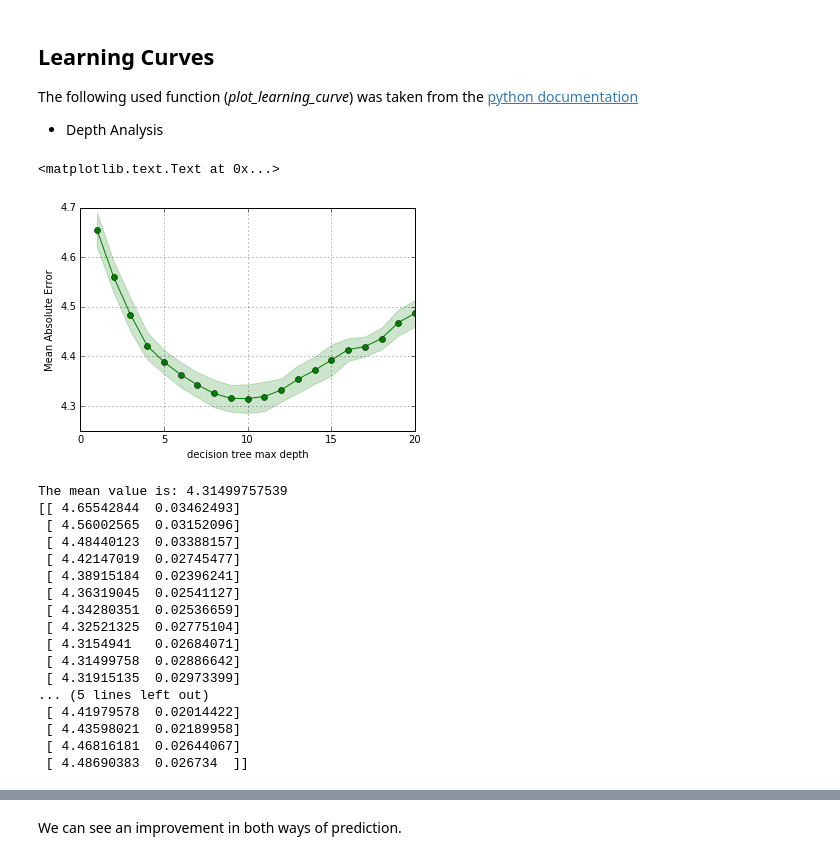
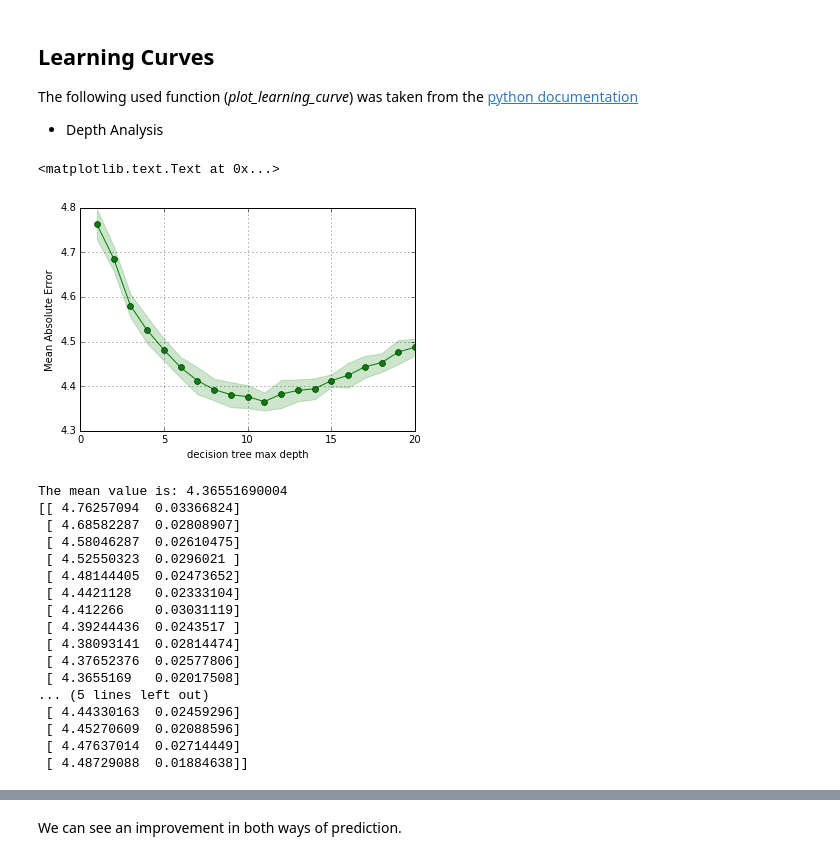
Before and after one commit to AronForero/ICFESProject, a Jupyter notebook: New_Project/Analysis_Predictions/Analysis/Random_Forest_Regressor.ipynb, the cells around one changed output, grey strips where cells are left out. Cells and saved outputs as stored; diff of their text form; code cells hidden in the pictures.

```diff
--- a/New_Project/Analysis_Predictions/Analysis/Random_Forest_Regressor.ipynb
+++ b/New_Project/Analysis_Predictions/Analysis/Random_Forest_Regressor.ipynb
@@ -300,0 +304,7 @@ this tooks: 703.7391061782837
+# %%
+y_list = ['PUNT_BIOLOGIA', 'PUNT_MATEMATICAS', 'PUNT_FILOSOFIA', 'PUNT_FISICA', 'PUNT_HISTORIA', 'PUNT_QUIMICA',
+          'PUNT_LENGUAJE', 'PUNT_GEOGRAFIA', 'PUNT_INTERDISCIPLINAR', 'PUNT_IDIOMA']
+X_list = data_2000.columns.difference(y_list)
+S_data = data_2000.sort_values(by='PUNT_BIOLOGIA')
+X = S_data.filter(items = X_list)
+Y = S_data.filter(items = y_list)
@@ -300,0 +334,14 @@ this tooks: 703.7391061782837
+# %%
+New_x_list = ['ESTU_GENERO', 'ESTU_ACT_PROX_ANNO', 'COD_INTERDISCIPLINAR', 'COLE_CARACTER', 'ESTU_RESIDE_DEPTO',
+              'FAMI_APORTANTES', 'FAMI_NUM_HERMANOS_EDUSUPERIOR', 'COLE_JORNADA', 'FAMI_OCUPA_MADRE', 'ESTU_CARRDESEADA_RAZON',
+              'FAMI_PERSONAS_HOGAR', 'ESTU_RAZONINSTITUTO', 'FAMI_OCUPA_PADRE', 'FAMI_EDUCA_PADRE' 'FAMI_NUM_HERMANOS',
+              'FAMI_EDUCA_MADRE', 'COLE_VALOR_PENSION', 'ESTU_RESIDE_MCPIO', 'ESTU_NACIMIENTO_MES',
+              'ESTU_IES_COD_DESEADA', 'ESTU_NACIMIENTO_DIA', 'ESTU_NACIMIENTO_ANNO', 'ESTU_CARRDESEADA_COD',
+              'COLE_COD_ICFES', 'FAMI_INGRESO_FMILIAR_MENSUAL']
+
+y_list = ['PUNT_BIOLOGIA', 'PUNT_MATEMATICAS', 'PUNT_FILOSOFIA', 'PUNT_FISICA', 'PUNT_HISTORIA', 'PUNT_QUIMICA',
+          'PUNT_LENGUAJE', 'PUNT_GEOGRAFIA', 'PUNT_INTERDISCIPLINAR', 'PUNT_IDIOMA']
+
+S_data = data_2000.sort_values(by='PUNT_BIOLOGIA')
+New_X = S_data.filter(items = New_x_list)
+New_Y = S_data.filter(items = y_list)
@@ -300,0 +371,9 @@ this tooks: 703.7391061782837
+# %%
+st = time()
+pca = PCA(n_components=33)
+pca_X = pca.fit_transform(X)
+pca_X = pd.DataFrame(pca_X)
+dt = RandomForestRegressor(max_depth=6, n_jobs=4)
+rs = ShuffleSplit(n = pca_X.shape[0], n_iter=5, test_size=0.2)
+plot_predictions_KF(dt, 'PUNT_BIOLOGIA', pca_X, Y, rs)
+print('This one takes:', time()-st)
@@ -326,51 +423,40 @@ The following used function (*plot_learning_curve*) was taken from the [python d
 
 * Depth Analysis
 # %%
-New_x_list = ['ESTU_GENERO', 'ESTU_ACT_PROX_ANNO', 'COD_INTERDISCIPLINAR', 'COLE_CARACTER', 'ESTU_RESIDE_DEPTO',
-              'FAMI_APORTANTES', 'FAMI_NUM_HERMANOS_EDUSUPERIOR', 'COLE_JORNADA', 'FAMI_OCUPA_MADRE', 'ESTU_CARRDESEADA_RAZON',
-              'FAMI_PERSONAS_HOGAR', 'ESTU_RAZONINSTITUTO', 'FAMI_OCUPA_PADRE', 'FAMI_EDUCA_PADRE' 'FAMI_NUM_HERMANOS',
-              'FAMI_EDUCA_MADRE', 'COLE_VALOR_PENSION', 'ESTU_RESIDE_MCPIO', 'ESTU_NACIMIENTO_MES',
-              'ESTU_IES_COD_DESEADA', 'ESTU_NACIMIENTO_DIA', 'ESTU_NACIMIENTO_ANNO', 'ESTU_CARRDESEADA_COD',
-              'COLE_COD_ICFES', 'FAMI_INGRESO_FMILIAR_MENSUAL']
-
-y_list = ['PUNT_BIOLOGIA', 'PUNT_MATEMATICAS', 'PUNT_FILOSOFIA', 'PUNT_FISICA', 'PUNT_HISTORIA', 'PUNT_QUIMICA',
-          'PUNT_LENGUAJE', 'PUNT_GEOGRAFIA', 'PUNT_INTERDISCIPLINAR', 'PUNT_IDIOMA']
-New_X = S_data.filter(items = New_x_list)
-Y_train = S_data.filter(items = y_list)
 max_depths = range(1,21)
 cv = ShuffleSplit(n = New_X.shape[0], n_iter=5, test_size=0.2, random_state=0)
 r = np.array([(np.mean(-j), np.std(-j)) for j in [cross_val_score(RandomForestRegressor(max_depth=i),
-                                                                New_X,
-                                                                Y_train['PUNT_BIOLOGIA'],
+                                                                pca_X,
+                                                                Y['PUNT_BIOLOGIA'],
                                                                 cv=cv,
                                                                 scoring = 'mean_absolute_error')
                                                for i in max_depths]])
 plt.plot(max_depths, r[:,0], "o-", color="green", label="test")
 plt.grid()
 plt.fill_between(max_depths, r[:,0]-r[:,1], r[:,0]+r[:,1], color="green", alpha=.2)
 plt.xlabel("decision tree max depth")
 plt.ylabel("Mean Absolute Error")
 # %% [output]
 <matplotlib.text.Text at 0x...>
-[figure, old version]
+[figure, new version]
 # %%
 print('The mean value is:', np.min(r[:,0]))
 print(r)
 # %% [output]
-The mean value is: 4.31499757539
-[[ 4.65542844  0.03462493]
- [ 4.56002565  0.03152096]
- [ 4.48440123  0.03388157]
- [ 4.42147019  0.02745477]
- [ 4.38915184  0.02396241]
- [ 4.36319045  0.02541127]
- [ 4.34280351  0.02536659]
- [ 4.32521325  0.02775104]
- [ 4.3154941   0.02684071]
- [ 4.31499758  0.02886642]
- [ 4.31915135  0.02973399]
+The mean value is: 4.36551690004
+[[ 4.76257094  0.03366824]
+ [ 4.68582287  0.02808907]
+ [ 4.58046287  0.02610475]
+ [ 4.52550323  0.0296021 ]
+ [ 4.48144405  0.02473652]
+ [ 4.4421128   0.02333104]
+ [ 4.412266    0.03031119]
+ [ 4.39244436  0.0243517 ]
+ [ 4.38093141  0.02814474]
+ [ 4.37652376  0.02577806]
+ [ 4.3655169   0.02017508]
 ... (5 lines left out)
- [ 4.41979578  0.02014422]
- [ 4.43598021  0.02189958]
- [ 4.46816181  0.02644067]
- [ 4.48690383  0.026734  ]]
+ [ 4.44330163  0.02459296]
+ [ 4.45270609  0.02088596]
+ [ 4.47637014  0.02714449]
+ [ 4.48729088  0.01884638]]
```
Also changed, not shown: parts of 25 cells of this notebook, 8 other files.
